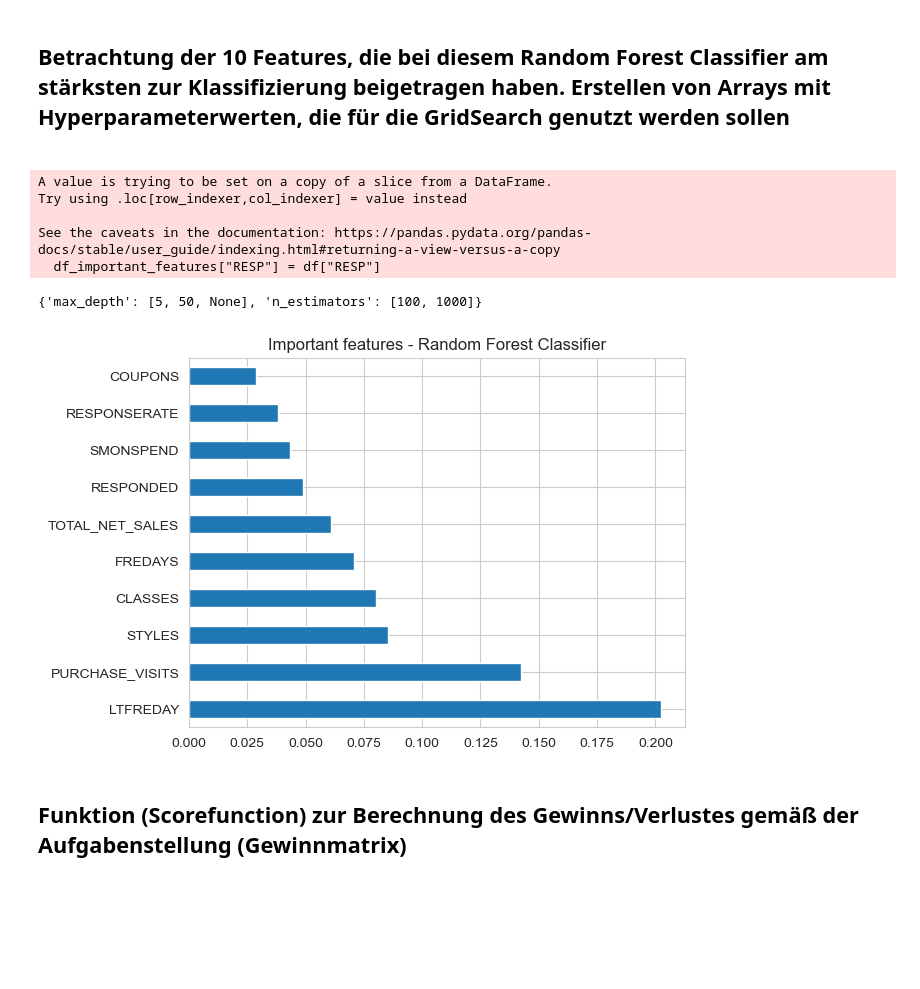
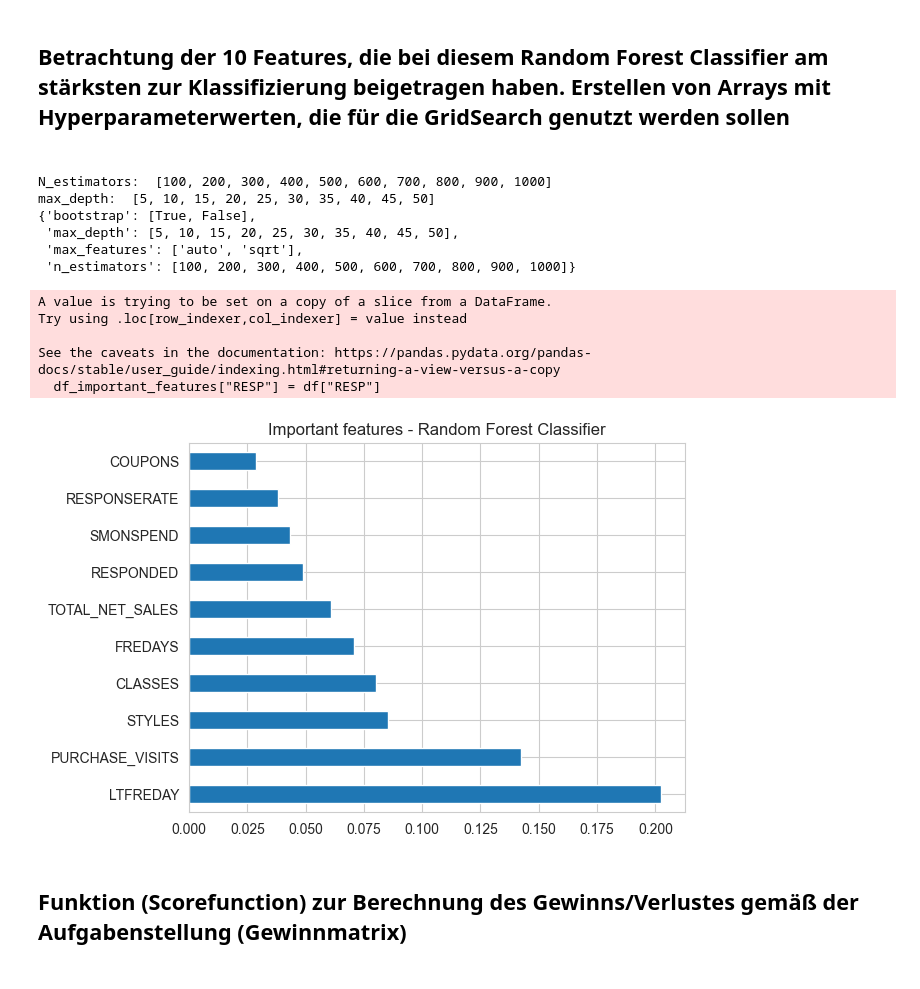
Before and after one commit to Konsti-Boegel/anwendungsfelderBusinessAnalytics, a Jupyter notebook: random_forest.ipynb, the cells around one changed output. Drawn from its saved outputs; the diff is of its cells as text; code cells hidden in the pictures; blank space fills up the shorter version.

```diff
--- a/random_forest.ipynb
+++ b/random_forest.ipynb
@@ -192,47 +192,53 @@ Parameters currently in use:
 # %%
 # top 10 features werden für das TRaining der kommenden Random Forest Classifier genutzt
 feat_importances = pd.Series(rf.feature_importances_, index=X_train.columns)
 feat_importances.nlargest(10).plot(kind='barh', title = "Important features - Random Forest Classifier")
 important_features = feat_importances.nlargest(10).index
 
 
 df_important_features = df[important_features]
 df_important_features["RESP"] = df["RESP"]
 X_train, X_test_2, y_train, y_test_2, X_test_1, y_test_1 = split_train_test(df_important_features)
 
 # Hyperparameter werden für die GridSearch herausgesucht. Auskommentierte Zeilen können hinzugefügt werden:
 # Allgemein gilt: Es müssen nicht extrem viele Werte und Hyperparameter durchlaufen werden, wichtig ist, dass der Sinn einer GridSearch verstanden wurde!
 
 # Number of trees in random forest
-n_estimators = [int(x) for x in np.linspace(start=100, stop=1000, num=2)]
+n_estimators = [int(x) for x in np.linspace(start=100, stop=1000, num=10)]
 # Number of features to consider at every split
-#max_features = ["auto", "sqrt"]
+max_features = ["auto", "sqrt"]
 # Maximum number of levels in tree
-max_depth = [int(x) for x in np.linspace(5, 50, num = 2)]
-max_depth.append(None)
+max_depth = [int(x) for x in np.linspace(5, 50, num = 10)]
+#max_depth.append(None)
 # Minimum number of samples required to split a node
 """min_samples_split = [2,5,10]"""
 # Minimum number of samples required at each leaf node
 """min_samples_leaf = [1,2,4]"""
 # Method of selecting samples for training each tree
-"""bootstrap = [True, False]"""
+bootstrap = [True, False]
 
 # Create the random grid
 random_grid = {"n_estimators":n_estimators,
-               #"max_features":max_features,
-               "max_depth":max_depth}
+               "max_features":max_features,
+               "max_depth":max_depth,
+               "bootstrap":bootstrap}
 #"min_samples_split":min_samples_split,
 #"min_samples_leaf":min_samples_leaf,
 #"bootstrap":bootstrap}
 pprint(random_grid)
 # %% [output]
-A value is trying to be set on a copy of a slice from a DataFrame.
-Try using .loc[row_indexer,col_indexer] = value instead
-
-See the caveats in the documentation: https://pandas.pydata.org/pandas-docs/stable/user_guide/indexing.html#returning-a-view-versus-a-copy
-  df_important_features["RESP"] = df["RESP"]
+N_estimators:  [100, 200, 300, 400, 500, 600, 700, 800, 900, 1000]
+max_depth:  [5, 10, 15, 20, 25, 30, 35, 40, 45, 50]
+{'bootstrap': [True, False],
+ 'max_depth': [5, 10, 15, 20, 25, 30, 35, 40, 45, 50],
+ 'max_features': ['auto', 'sqrt'],
+ 'n_estimators': [100, 200, 300, 400, 500, 600, 700, 800, 900, 1000]}
-{'max_depth': [5, 50, None], 'n_estimators': [100, 1000]}
+A value is trying to be set on a copy of a slice from a DataFrame.
+Try using .loc[row_indexer,col_indexer] = value instead
+
+See the caveats in the documentation: https://pandas.pydata.org/pandas-docs/stable/user_guide/indexing.html#returning-a-view-versus-a-copy
+  df_important_features["RESP"] = df["RESP"]
-[figure, old version]
+[figure, new version]
 # %% [markdown]
 <h2>Funktion (Scorefunction) zur Berechnung des Gewinns/Verlustes gemäß der Aufgabenstellung (Gewinnmatrix)<h2>
 # %%
```
Also changed, not shown: parts of 6 cells of this notebook, 1 other file.
